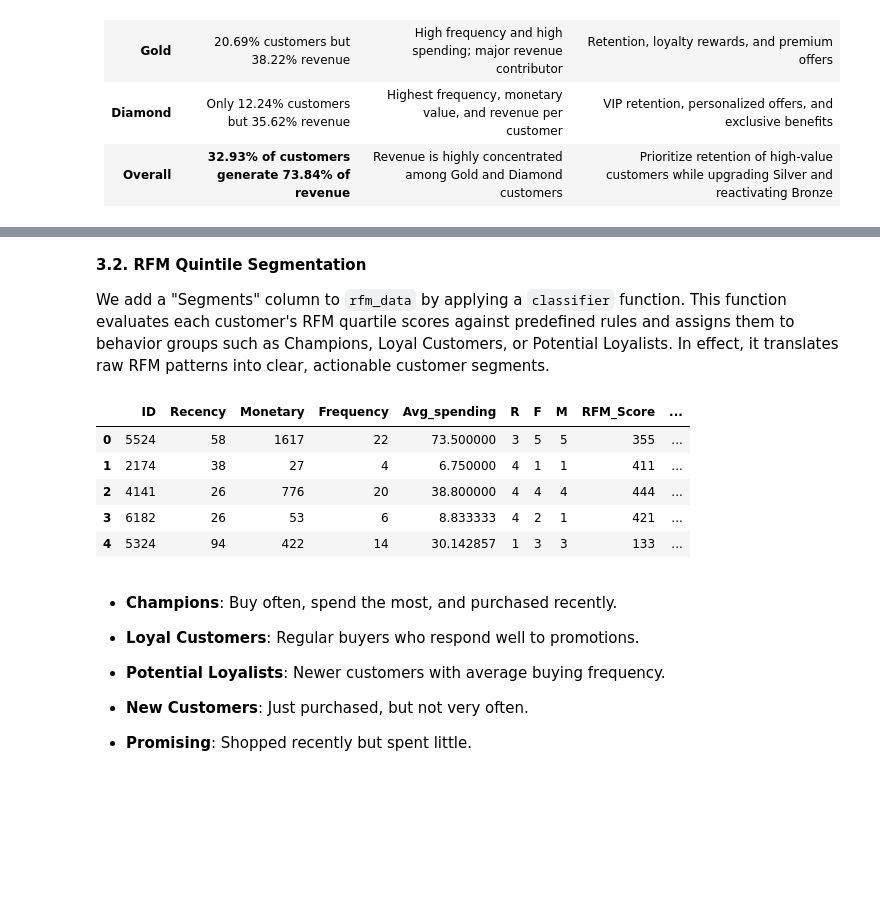
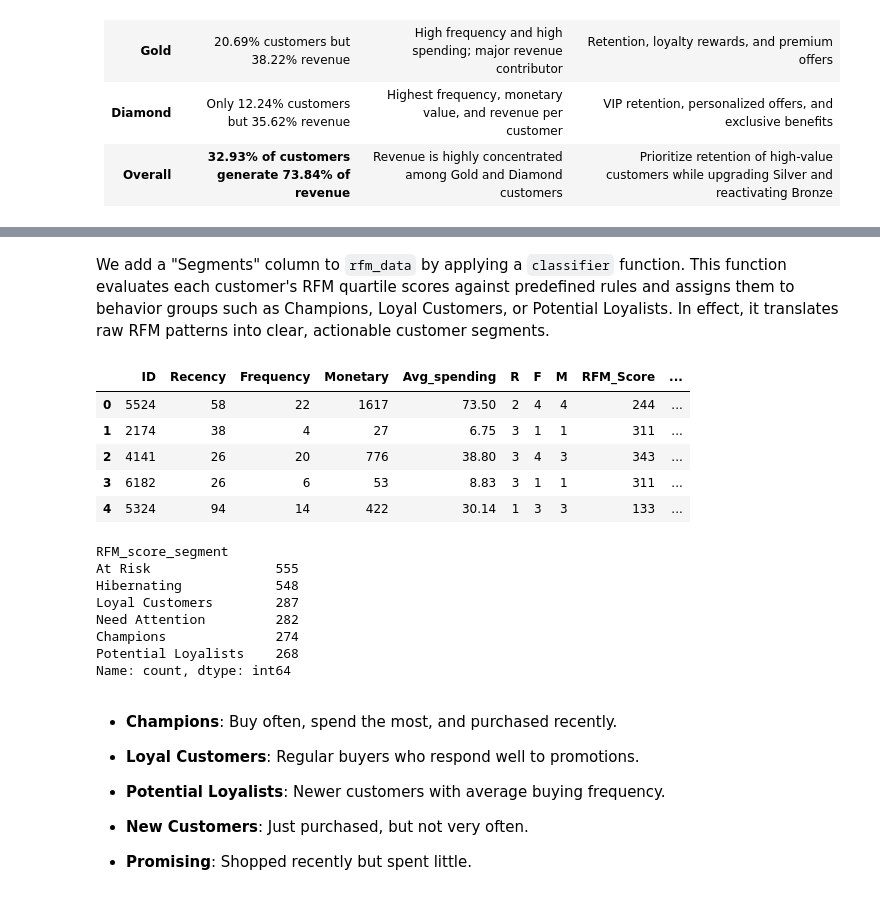
Before and after one commit to annugit1655/Customer-Behaviour-Analysis-with-CLTV, a Jupyter notebook: notebooks/02-RFM-Segmentation.ipynb, the cells around one changed output, grey strips where cells are left out. Saved outputs shown, nothing was run; the diff lists cells and outputs as text; code cells hidden in the pictures; blank space fills up the shorter version.

```diff
--- a/notebooks/02-RFM-Segmentation.ipynb
+++ b/notebooks/02-RFM-Segmentation.ipynb
@@ -69,9 +62,9 @@ for file in data_path.rglob('*.csv'):
 5   processed_cltv_segmentation.csv
 6   processed_data.csv
 # %%
-display_md("**Loading Raw Dataset...**")
+display_md("**Loading processed Dataset...**")
 try:
-    processed_df = pd.read_csv(data_path.joinpath("processed_data.csv"))
+    processed_df = load_data(data_path.joinpath("processed_data.csv"))
 
     # standardize the column names
     processed_df.columns = processed_df.columns.str.strip().str.replace(" ", "_").str.replace(".", "_")
@@ -865,19 +847,17 @@ RFM analysis is a popular way to study customer behavior. To do this, compute qu
 # %%
 
 # 1. Compute quantiles for each RFM feature
-quantiles = rfm_data[['Recency','Frequency','Monetary']].quantile([0.2,0.4,0.6,0.8]).to_dict()
+quantiles = rfm_data[['Recency','Frequency','Monetary']].quantile([0.25,0.50,0.75]).to_dict()
 
 # 2. Define scoring functions
 # Benchmark to give score for recency indicator
 
 def r_score(x, q=quantiles):
-    if x <= q['Recency'][0.2]:
-        return 5
-    elif x <= q['Recency'][0.4]:
+    if x <= q['Recency'][0.25]:
         return 4
-    elif x <= q['Recency'][0.6]:
+    elif x <= q['Recency'][0.50]:
         return 3
-    elif x <= q['Recency'][0.8]:
+    elif x <= q['Recency'][0.75]:
         return 2
     else:
         return 1
@@ -885,16 +865,14 @@ def r_score(x, q=quantiles):
 # Benchmark to give score for frequency & monetary indicator
 
 def fm_score(x, col, q=quantiles):
-    if x <= q[col][0.2]:
+    if x <= q[col][0.25]:
         return 1
-    elif x <= q[col][0.4]:
+    elif x <= q[col][0.50]:
         return 2
-    elif x <= q[col][0.6]:
+    elif x <= q[col][0.75]:
         return 3
-    elif x <= q[col][0.8]:
+    else:
         return 4
-    else:
-        return 5
 
 # 3. Apply scoring
 rfm_data['R'] = rfm_data['Recency'].apply(lambda x: r_score(x))
@@ -905,5 +883,5 @@ rfm_data['M'] = rfm_data['Monetary'].apply(lambda x: fm_score(x, col='Monetary')
 rfm_data['RFM_Score'] = rfm_data['R'].map(str) + rfm_data['F'].map(str) + rfm_data['M'].map(str)
 display(rfm_data.head())
 
-# Now you have quantile-based RFM scores for segmentation
+# Now you have quartile-based RFM scores for segmentation
 # %% [output]
@@ -916,32 +894,37 @@ display(rfm_data.head())
 # %% [markdown]
-**3.2. RFM Quintile Segmentation**
-
 We add a "Segments" column to `rfm_data` by applying a `classifier` function. This function evaluates each customer's RFM quartile scores against predefined rules and assigns them to behavior groups such as Champions, Loyal Customers, or Potential Loyalists. In effect, it translates raw RFM patterns into clear, actionable customer segments.
 # %%
 # creating five quartiles based on recency and frequency metrics, excluding monetary
 RF_segmentation_map = {
     r'[1-2][1-2]': 'Hibernating',
-    r'[1-2][3-4]': 'At risk',
-    r'[1-2]5': 'Can\'t loose',
-    r'3[1-2]': 'About to sleep',
-    r'33': 'Need Attention',
-    r'[3-4][4-5]': 'Loyal Customers',
-    r'41': 'Promising',
-    r'51': 'New Customers',
-    r'[4-5][2-3]': 'Potential Loyalists',
-    r'5[4-5]': 'Champions'
+    r'[1-2][3-4]': 'At Risk',
+    r'3[1-2]': 'Need Attention',
+    r'3[3-4]': 'Potential Loyalists',
+    r'4[1-2]': 'Loyal Customers',
+    r'4[3-4]': 'Champions'
 }
 
 rfm_data['RFM_score_segment'] = rfm_data['R'].map(str) + rfm_data['F'].map(str)
 rfm_data['RFM_score_segment'] = rfm_data['RFM_score_segment'].replace(RF_segmentation_map, regex=True)
-rfm_data.head()
+display(rfm_data.head())
 # %% [output]
-|  | ID | Recency | Monetary | Frequency | Avg_spending | R | F | M | RFM_Score | ... |
-| 0 | 5524 | 58 | 1617 | 22 | 73.500000 | 3 | 5 | 5 | 355 | ... |
-| 1 | 2174 | 38 | 27 | 4 | 6.750000 | 4 | 1 | 1 | 411 | ... |
-| 2 | 4141 | 26 | 776 | 20 | 38.800000 | 4 | 4 | 4 | 444 | ... |
-| 3 | 6182 | 26 | 53 | 6 | 8.833333 | 4 | 2 | 1 | 421 | ... |
-| 4 | 5324 | 94 | 422 | 14 | 30.142857 | 1 | 3 | 3 | 133 | ... |
+|  | ID | Recency | Frequency | Monetary | Avg_spending | R | F | M | RFM_Score | ... |
+| 0 | 5524 | 58 | 22 | 1617 | 73.50 | 2 | 4 | 4 | 244 | ... |
+| 1 | 2174 | 38 | 4 | 27 | 6.75 | 3 | 1 | 1 | 311 | ... |
+| 2 | 4141 | 26 | 20 | 776 | 38.80 | 3 | 4 | 3 | 343 | ... |
+| 3 | 6182 | 26 | 6 | 53 | 8.83 | 3 | 1 | 1 | 311 | ... |
+| 4 | 5324 | 94 | 14 | 422 | 30.14 | 1 | 3 | 3 | 133 | ... |
+# %%
+rfm_data['RFM_score_segment'].value_counts()
+# %% [output]
+RFM_score_segment
+At Risk                555
+Hibernating            548
+Loyal Customers        287
+Need Attention         282
+Champions              274
+Potential Loyalists    268
+Name: count, dtype: int64
 # %% [markdown]
 - **Champions**: Buy often, spend the most, and purchased recently.
 
```
Also changed, not shown: parts of 32 cells of this notebook, 4 other files.
